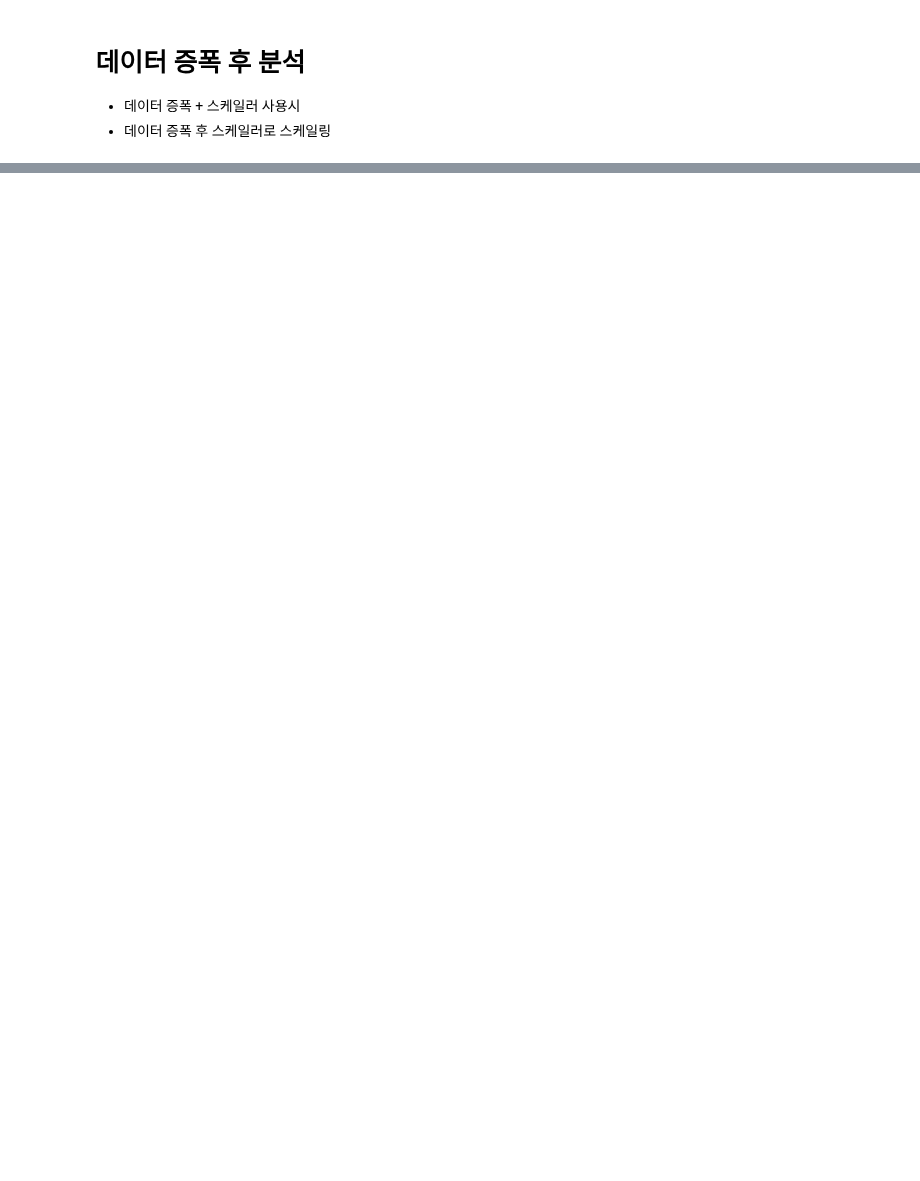
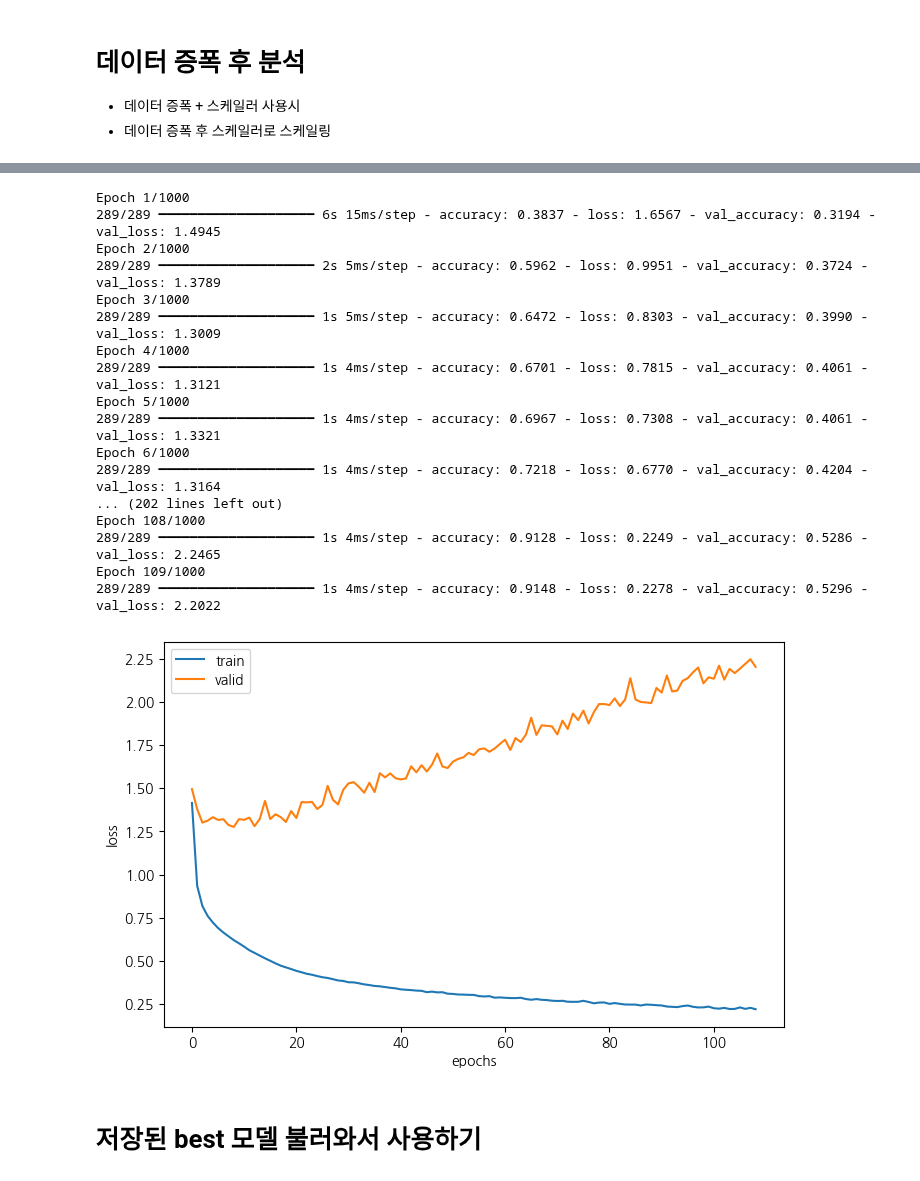
Before and after one commit to Peter-BoBo/fintech, a Jupyter notebook: 06deep_learning/04다중클래스분류_callback사용해_과적합_막고_최고성능모델_저장하기.ipynb, the cells around one changed output, grey strips where cells are left out. Saved outputs shown, nothing was run; the diff lists cells and outputs as text; code cells hidden in the pictures; blank space fills up the shorter version.

```diff
--- a/06deep_learning/04다중클래스분류_callback사용해_과적합_막고_최고성능모델_저장하기.ipynb
+++ b/06deep_learning/04다중클래스분류_callback사용해_과적합_막고_최고성능모델_저장하기.ipynb
@@ -212,8 +344,11 @@ smt = SMOTE()
 # %%
 rs = RobustScaler()
-train_temp = rs.fit_transform(X_train)
+train_temp = rs.fit_transform(smt_X_train)
 valid_temp = rs.transform(X_valid)
 test_temp = rs.transform(X_test)
-rs_X_train = pd.DataFrame(train_temp, columns=X_train.columns, index=X_train.index)
-rs_X_valid = pd.DataFrame(valid_temp, columns=X_valid.columns, index=X_valid.index)
-rs_X_test = pd.DataFrame(test_temp, columns=X_test.columns, index=X_test.index)
+rs_X_train = pd.DataFrame(train_temp, columns=X_train.columns)
+rs_X_valid = pd.DataFrame(valid_temp, columns=X_valid.columns, index= X_valid.index)
+rs_X_test = pd.DataFrame(test_temp, columns=X_test.columns, index= X_test.index)
+# %%
+ot_smt_y_train = pd.get_dummies(smt_y_train)
+ot_smt_y_train
@@ -219,0 +369,3 @@ rs_X_test = pd.DataFrame(test_temp, columns=X_test.columns, index=X_test.index)
+# %%
+y_valid = pd.get_dummies(y_valid)
+y_valid
@@ -219,0 +407,9 @@ rs_X_test = pd.DataFrame(test_temp, columns=X_test.columns, index=X_test.index)
+# %%
+n_class = ot_smt_y_train.shape[1]
+model = Sequential()
+model.add(Input(shape=(smt_X_train.shape[1],)))
+model.add(Dense(64, activation='relu'))
+model.add(Dense(32, activation='relu'))
+model.add(Dense(16, activation='relu'))
+model.add(Dense(n_class, activation='softmax'))
+model.summary()
@@ -219,0 +434,39 @@ rs_X_test = pd.DataFrame(test_temp, columns=X_test.columns, index=X_test.index)
+# %%
+model.compile(loss="categorical_crossentropy", optimizer='adam', metrics=['accuracy'])
+early_stop = EarlyStopping(patience=100)
+os.makedirs("./model", exist_ok=True) # 디렉토리 자동 생성
+filepath = "./model/witewine_loss_{val_loss:.4f}_epoch_{epoch:04d}__.keras"
+model_save = ModelCheckpoint(filepath=filepath, save_best_only=True)
+history = model.fit(rs_X_train, ot_smt_y_train,
+                   epochs=1000,
+                   batch_size=32,
+                   validation_data=(rs_X_valid, y_valid),
+                   callbacks=[early_stop, model_save])
+plt.figure(figsize=(8,5))
+plt.plot(history.history['loss'])
+plt.plot(history.history['val_loss'])
+plt.xlabel("epochs")
+plt.ylabel("loss")
+plt.legend(['train', 'valid'])
+plt.show()
+# %% [output]
+Epoch 1/1000
+289/289 ━━━━━━━━━━━━━━━━━━━━ 6s 15ms/step - accuracy: 0.3837 - loss: 1.6567 - val_accuracy: 0.3194 - val_loss: 1.4945
+Epoch 2/1000
+289/289 ━━━━━━━━━━━━━━━━━━━━ 2s 5ms/step - accuracy: 0.5962 - loss: 0.9951 - val_accuracy: 0.3724 - val_loss: 1.3789
+Epoch 3/1000
+289/289 ━━━━━━━━━━━━━━━━━━━━ 1s 5ms/step - accuracy: 0.6472 - loss: 0.8303 - val_accuracy: 0.3990 - val_loss: 1.3009
+Epoch 4/1000
+289/289 ━━━━━━━━━━━━━━━━━━━━ 1s 4ms/step - accuracy: 0.6701 - loss: 0.7815 - val_accuracy: 0.4061 - val_loss: 1.3121
+Epoch 5/1000
+289/289 ━━━━━━━━━━━━━━━━━━━━ 1s 4ms/step - accuracy: 0.6967 - loss: 0.7308 - val_accuracy: 0.4061 - val_loss: 1.3321
+Epoch 6/1000
+289/289 ━━━━━━━━━━━━━━━━━━━━ 1s 4ms/step - accuracy: 0.7218 - loss: 0.6770 - val_accuracy: 0.4204 - val_loss: 1.3164
+... (202 lines left out)
+Epoch 108/1000
+289/289 ━━━━━━━━━━━━━━━━━━━━ 1s 4ms/step - accuracy: 0.9128 - loss: 0.2249 - val_accuracy: 0.5286 - val_loss: 2.2465
+Epoch 109/1000
+289/289 ━━━━━━━━━━━━━━━━━━━━ 1s 4ms/step - accuracy: 0.9148 - loss: 0.2278 - val_accuracy: 0.5296 - val_loss: 2.2022
+[figure, added]
+# %% [markdown]
+# 저장된 best 모델 불러와서 사용하기
```
Also changed, not shown: parts of 32 cells of this notebook, 14 other files.
